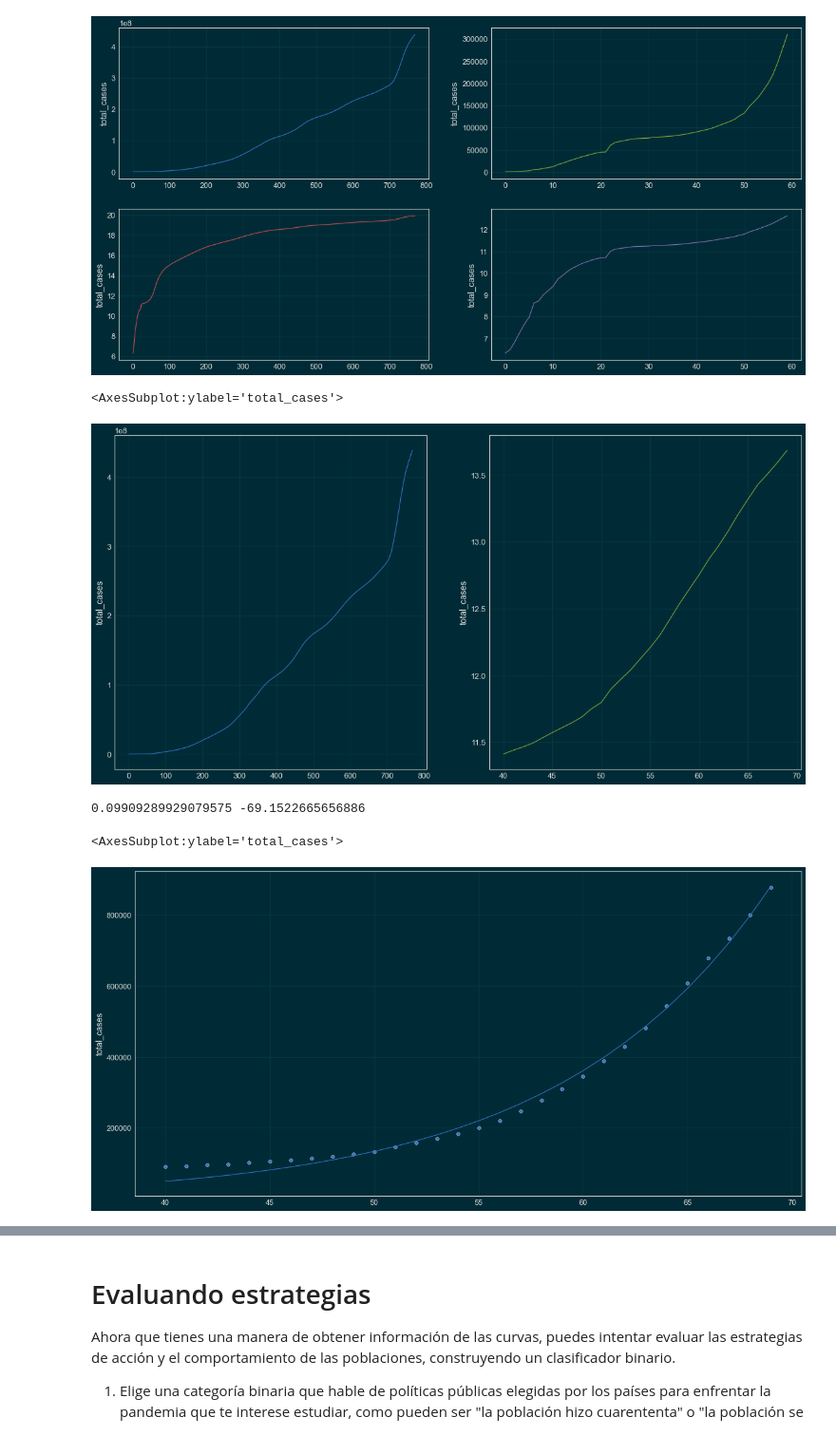
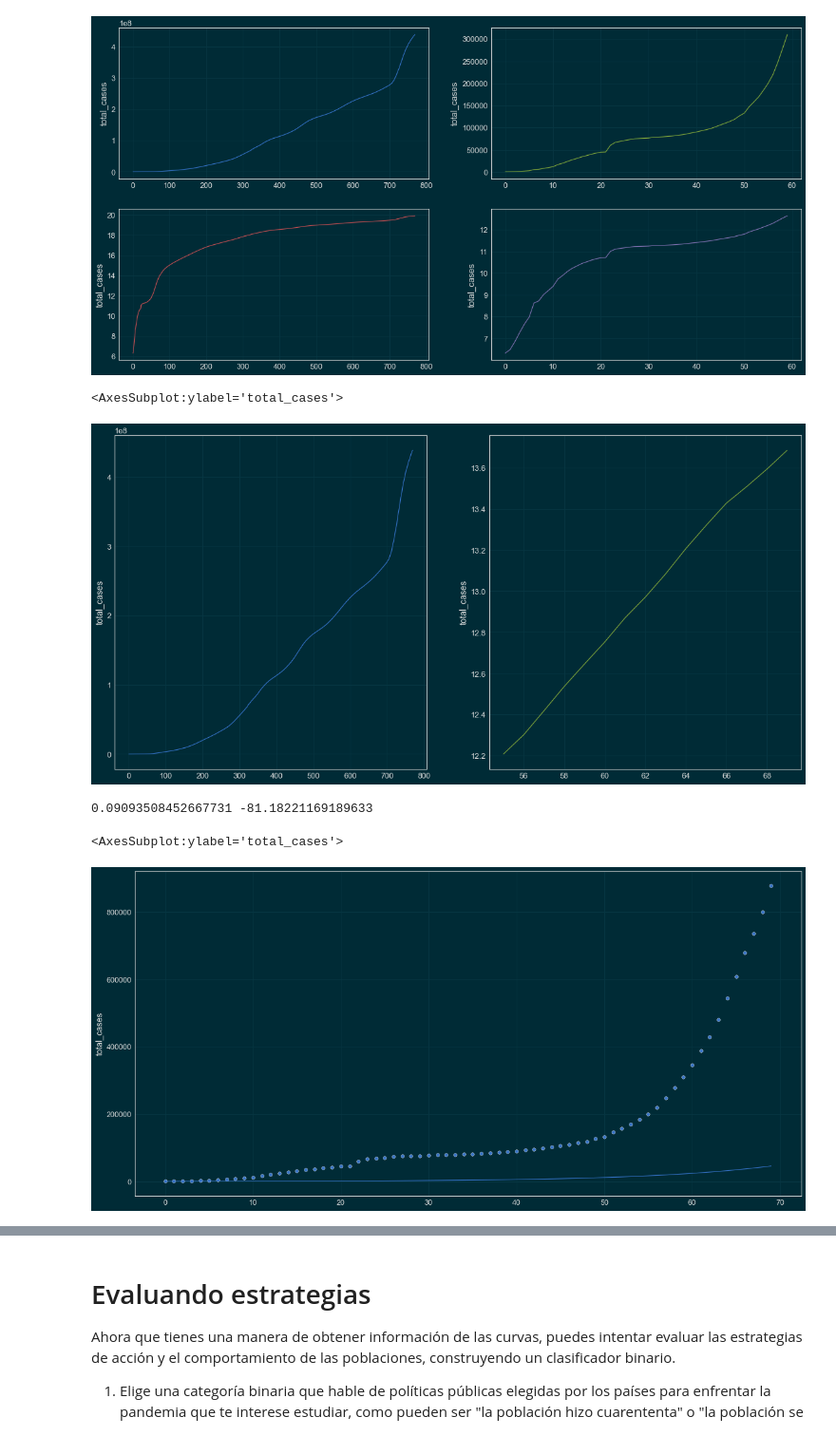
Before and after one commit to Mfsegurag/Informe_Pand-mico, a Jupyter notebook: proyecto_4.ipynb, the cells around one changed output, grey strips where cells are left out. Shown at 95% size. Saved outputs shown, nothing was run; the diff lists cells and outputs as text; code cells hidden in the pictures.

```diff
--- a/proyecto_4.ipynb
+++ b/proyecto_4.ipynb
@@ -406,7 +488,7 @@ df_parametros
 # %% [markdown]
 Veamos cómo se ajusta lo que obtuvimos a los datos reales
 # %%
-fig, axes = plt.subplots(nrows=4, ncols=3, figsize=(18, 15))
+fig, axes = plt.subplots(nrows=5, ncols=3, figsize=(18, 15))
 axes = axes.flat
 
 for j,p in enumerate(Paises):
@@ -460,15 +542,16 @@ datos.shape[0]
 165408
 # %%
 #casos_principio=casos_arg[limites_i[j]:limites_s[j]]
-dias_principio=range(1000)
+casos_principio=casos_arg[0:1000]
+dias_principio=np.arange(770)
 
-casos_simu=exponencial(dias_principio,df_parametros['k´s'].mean(),35)
-#sns.scatterplot(x=dias_principio, y=casos_principio,
+casos_simu=exponencial(dias_principio,df_parametros.iloc[:12]['k´s'].mean(),35)
+sns.scatterplot(x=dias_principio, y=casos_principio,
 #    color   = (list(plt.rcParams['axes.prop_cycle'])*2)[j]["color"],
     #line_kws= {'linewidth': 2},
- #   alpha   = 1.0, ax = axes[j])
-sns.lineplot(x=dias_principio, y=casos_simu,
-    color   = (list(plt.rcParams['axes.prop_cycle'])*2)[j]["color"],
+    alpha   = 1.0)
+#sns.lineplot(x=dias_principio, y=casos_simu,
+    #color   = (list(plt.rcParams['axes.prop_cycle'])*2)[j]["color"],
     #line_kws= {'linewidth': 2},
-    alpha   = 1.0)
+#    alpha   = 1.0)
 # %% [output]
@@ -567,8 +651,8 @@ sns.lineplot(x=dias_principio, y=np.log(casos_principio),
 # %%
 df = datos[datos.location == 'World']
 l_i=df.total_cases.isnull().idxmin()-df.iloc[0].name
-casos_principio=casos_world[40:70]
-dias_principio=dias[40:70]
+casos_principio=casos_world[55:70]
+dias_principio=dias[55:70]
 
 fig, axes = plt.subplots(nrows=1, ncols=2, figsize=(20, 10))
 axes = axes.flat
@@ -583,28 +667,28 @@ sns.lineplot(x=dias_principio, y=np.log(casos_principio),
         alpha   = 1.0)
 # %% [output]
 <AxesSubplot:ylabel='total_cases'>
-[figure, old version]
+[figure, new version]
 # %%
-casos_principio=casos_world[40:70]
-dias_principio=dias[40:70]
+casos_principio=casos_world[0:70]
+dias_principio=dias[0:70]
 
 popt, pcov = curve_fit(exponencial, dias_principio, casos_principio)
 k_world = popt[0]
 t0_world = popt[1]
 print(k_world, t0_world)
 # %% [output]
-0.09909289929079575 -69.1522665656886
+0.09093508452667731 -81.18221169189633
 # %%
 fig, axes = plt.subplots(nrows=1, ncols=1, figsize=(20, 10))
-casos_simu=exponencial(dias_principio,k_world,t0_world)
+casos_simu=exponencial(dias_principio,df_parametros.iloc[:12]['k´s'].mean(),t0_world)
 sns.scatterplot(x=dias_principio, y=casos_principio,
     #color   = (list(plt.rcParams['axes.prop_cycle'])*2)[0]["color"],
     #line_kws= {'linewidth': 2},
     alpha   = 1.0)
 sns.lineplot(x=dias_principio, y=casos_simu,
     #color   = (list(plt.rcParams['axes.prop_cycle'])*2)[1]["color"],
     #line_kws= {'linewidth': 2},
     alpha   = 1.0)
 # %% [output]
 <AxesSubplot:ylabel='total_cases'>
-[figure, old version]
+[figure, new version]
```
Also changed, not shown: parts of 37 cells of this notebook.
